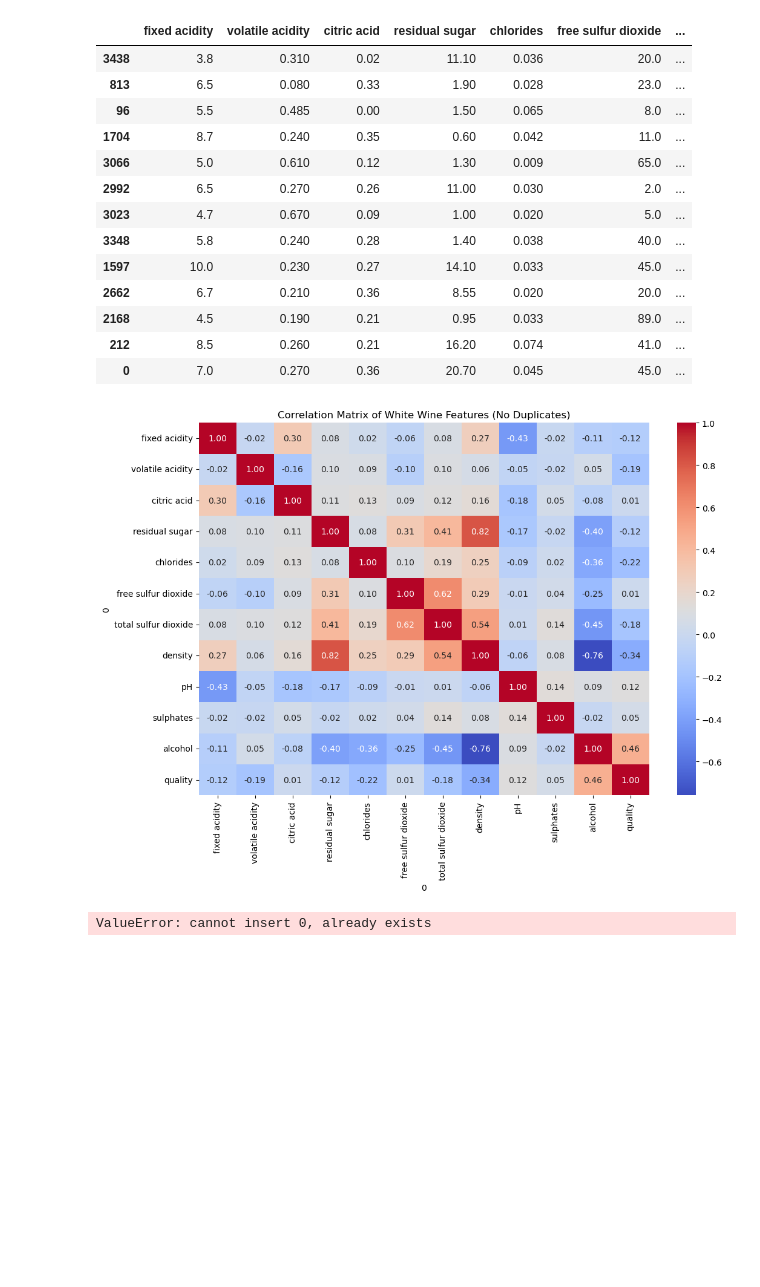
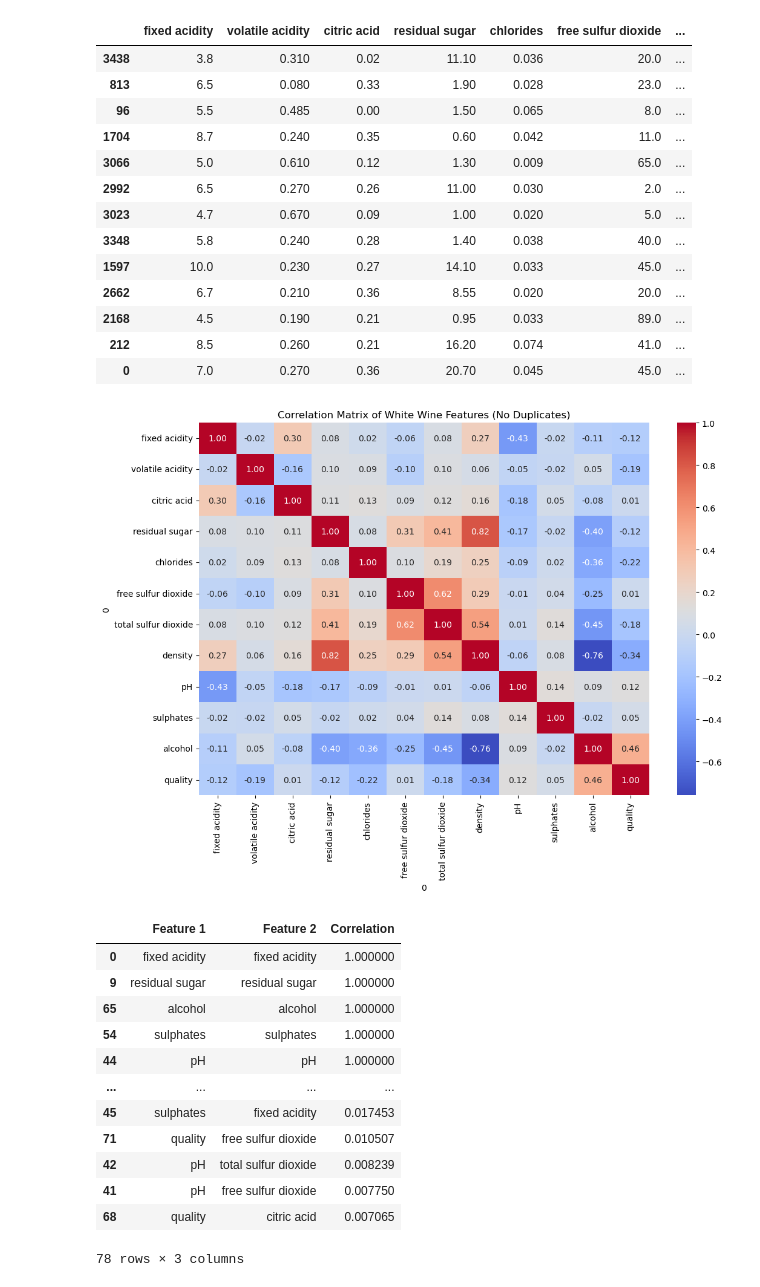
Before and after one commit to AndyTheDragon/dat4bi-mp2, a Jupyter notebook: white-wine.ipynb, the cells around one changed output. Cells and saved outputs as stored; diff of their text form; code cells hidden in the pictures; blank space fills up the shorter version.

Commit message:
Fix execution counts and enhance correlation analysis in white wine dataset

```diff
--- a/white-wine.ipynb
+++ b/white-wine.ipynb
@@ -229,22 +229,46 @@ display(min_rows)
 | 212 | 8.5 | 0.260 | 0.21 | 16.20 | 0.074 | 41.0 | ... |
 | 0 | 7.0 | 0.270 | 0.36 | 20.70 | 0.045 | 45.0 | ... |
 # %%
+import numpy as np
 import seaborn as sns
+import matplotlib.pyplot as plt
 
-# Compute the correlation matrix for numeric columns
+# Correlation
 corr = white_no_duplicates[numeric_cols].corr()
 
-# Plot the correlation matrix as a heatmap
+# Heatmap (unchanged)
 plt.figure(figsize=(12, 8))
 sns.heatmap(corr, annot=True, cmap='coolwarm', fmt=".2f")
 plt.title('Correlation Matrix of White Wine Features (No Duplicates)')
 plt.show()
 
-# Display pairs with high correlation (absolute value > 0.5, excluding self-correlation)
-high_corr = corr.abs().where(lambda x: x > 0.5).stack().reset_index()
-high_corr = high_corr[high_corr['level_0'] != high_corr['level_1']]
-high_corr.columns = ['Feature 1', 'Feature 2', 'Correlation']
-display(high_corr.sort_values(by='Correlation', ascending=False).drop_duplicates())
+# Upper-triangle mask to drop self-correlation and duplicates
+mask = np.triu(np.ones_like(corr, dtype=bool), k=1)
+
+# Take absolute correlations, stack, name axes and series to avoid name collisions
+high_corr = (
+    corr.where(~mask)             # keep lower triangle only
+        .abs()
+        .stack()                  # -> Series with MultiIndex (i, j)
+        .rename('Correlation')    # name the values column
+        .rename_axis(['Feature 1', 'Feature 2'])  # name the index levels
+        .reset_index()            # now safe: no conflicting names
+        .sort_values('Correlation', ascending=False)
+)
+
+display(high_corr)
 # %% [output]
 [figure]
+|  | Feature 1 | Feature 2 | Correlation |
+| 0 | fixed acidity | fixed acidity | 1.000000 |
+| 9 | residual sugar | residual sugar | 1.000000 |
+| 65 | alcohol | alcohol | 1.000000 |
+| 54 | sulphates | sulphates | 1.000000 |
+| 44 | pH | pH | 1.000000 |
+| ... | ... | ... | ... |
+| 45 | sulphates | fixed acidity | 0.017453 |
+| 71 | quality | free sulfur dioxide | 0.010507 |
+| 42 | pH | total sulfur dioxide | 0.008239 |
+| 41 | pH | free sulfur dioxide | 0.007750 |
+| 68 | quality | citric acid | 0.007065 |
-ValueError: cannot insert 0, already exists
+78 rows × 3 columns
```
